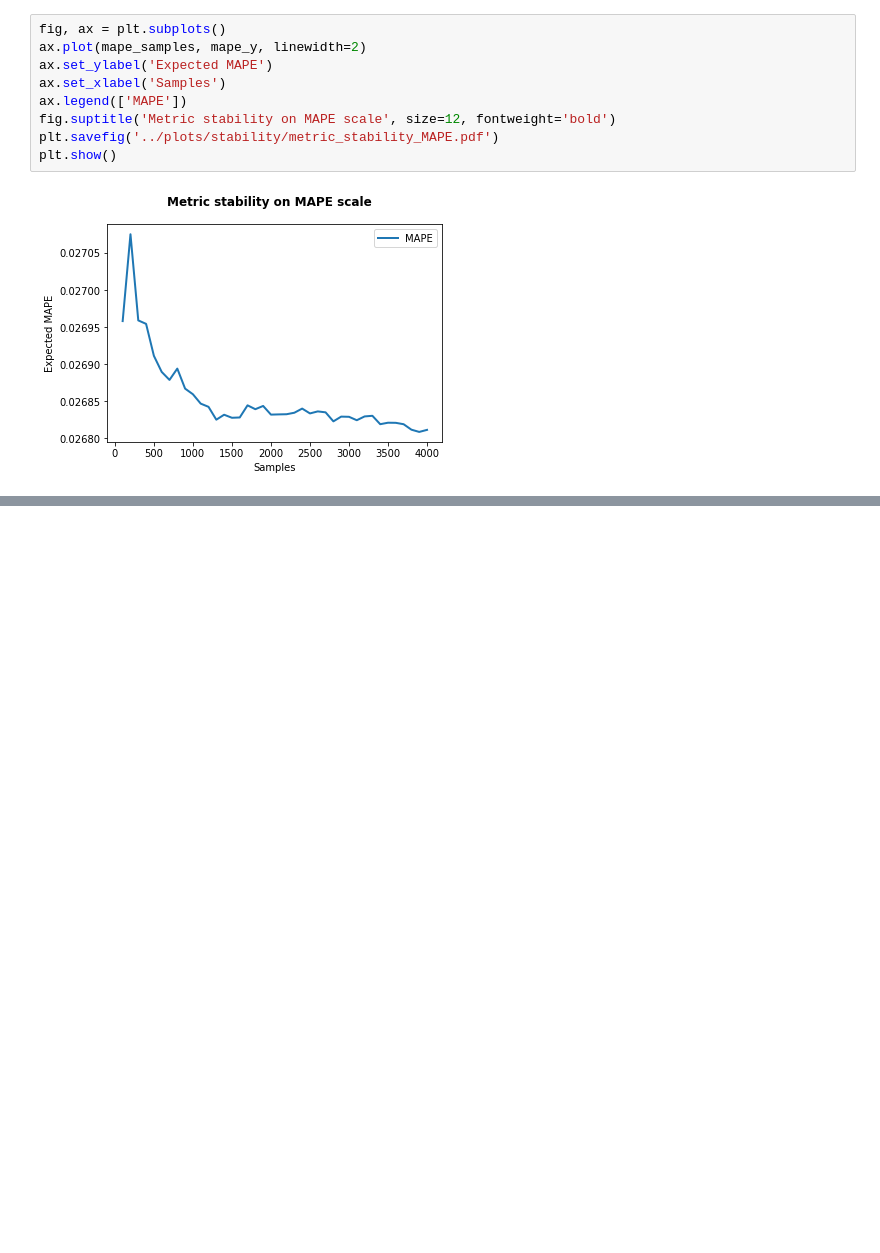
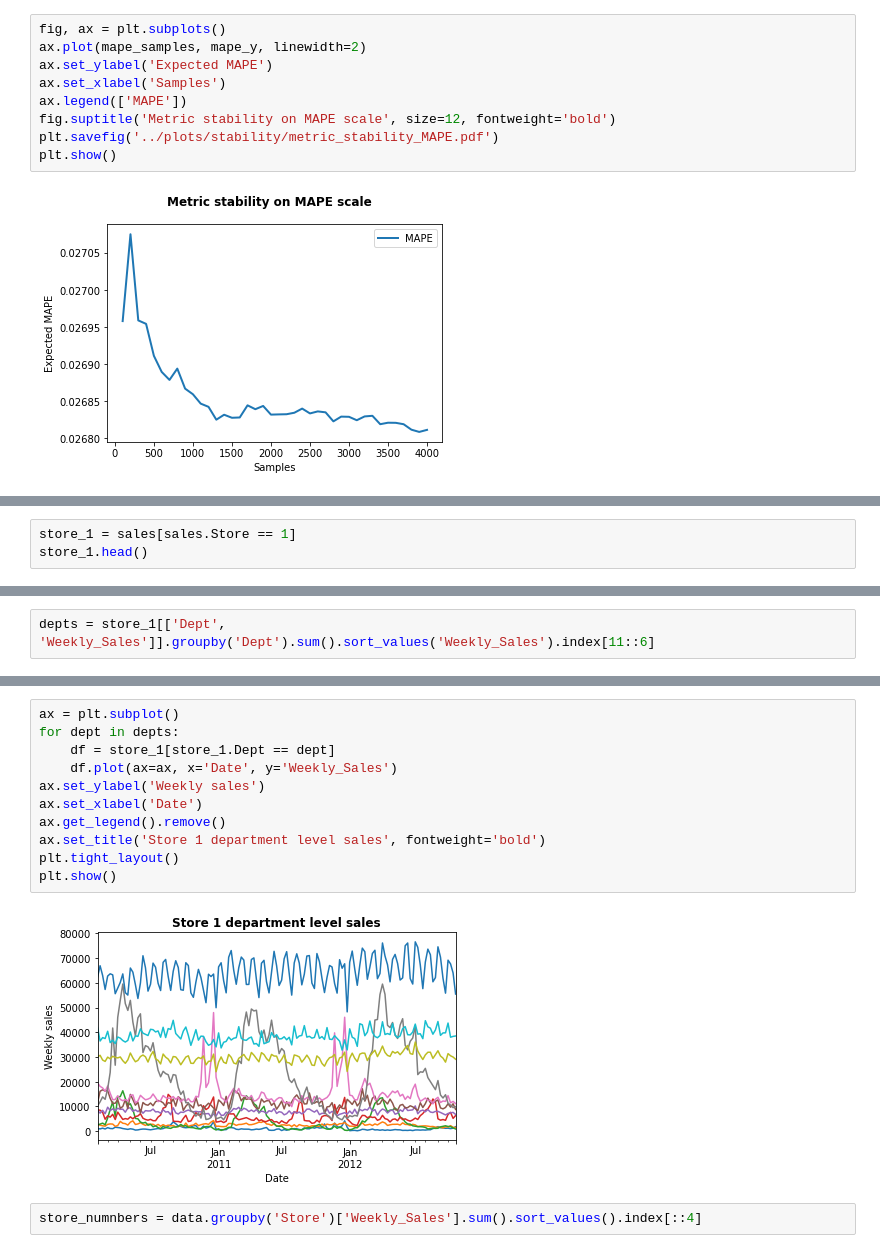
Before and after one commit to leevironty/BSC_thesis, a Jupyter notebook: notebooks/time_metric_times.ipynb, the cells around one changed output, grey strips where cells are left out. Saved outputs shown, nothing was run; the diff lists cells and outputs as text; blank space fills up the shorter version.

```diff
--- a/notebooks/time_metric_times.ipynb
+++ b/notebooks/time_metric_times.ipynb
@@ -314,0 +331,3 @@ plt.show()
+# %%
+store_1 = sales[sales.Store == 1]
+store_1.head()
@@ -314,0 +349,2 @@ plt.show()
+# %%
+depts = store_1[['Dept', 'Weekly_Sales']].groupby('Dept').sum().sort_values('Weekly_Sales').index[11::6]
@@ -314,0 +360,15 @@ plt.show()
+# %%
+ax = plt.subplot()
+for dept in depts:
+    df = store_1[store_1.Dept == dept]
+    df.plot(ax=ax, x='Date', y='Weekly_Sales')
+ax.set_ylabel('Weekly sales')
+ax.set_xlabel('Date')
+ax.get_legend().remove()
+ax.set_title('Store 1 department level sales', fontweight='bold')
+plt.tight_layout()
+plt.show()
+# %% [output]
+[figure, added]
+# %%
+store_numnbers = data.groupby('Store')['Weekly_Sales'].sum().sort_values().index[::4]
```
Also changed, not shown: parts of 10 cells of this notebook, 4 other files.
